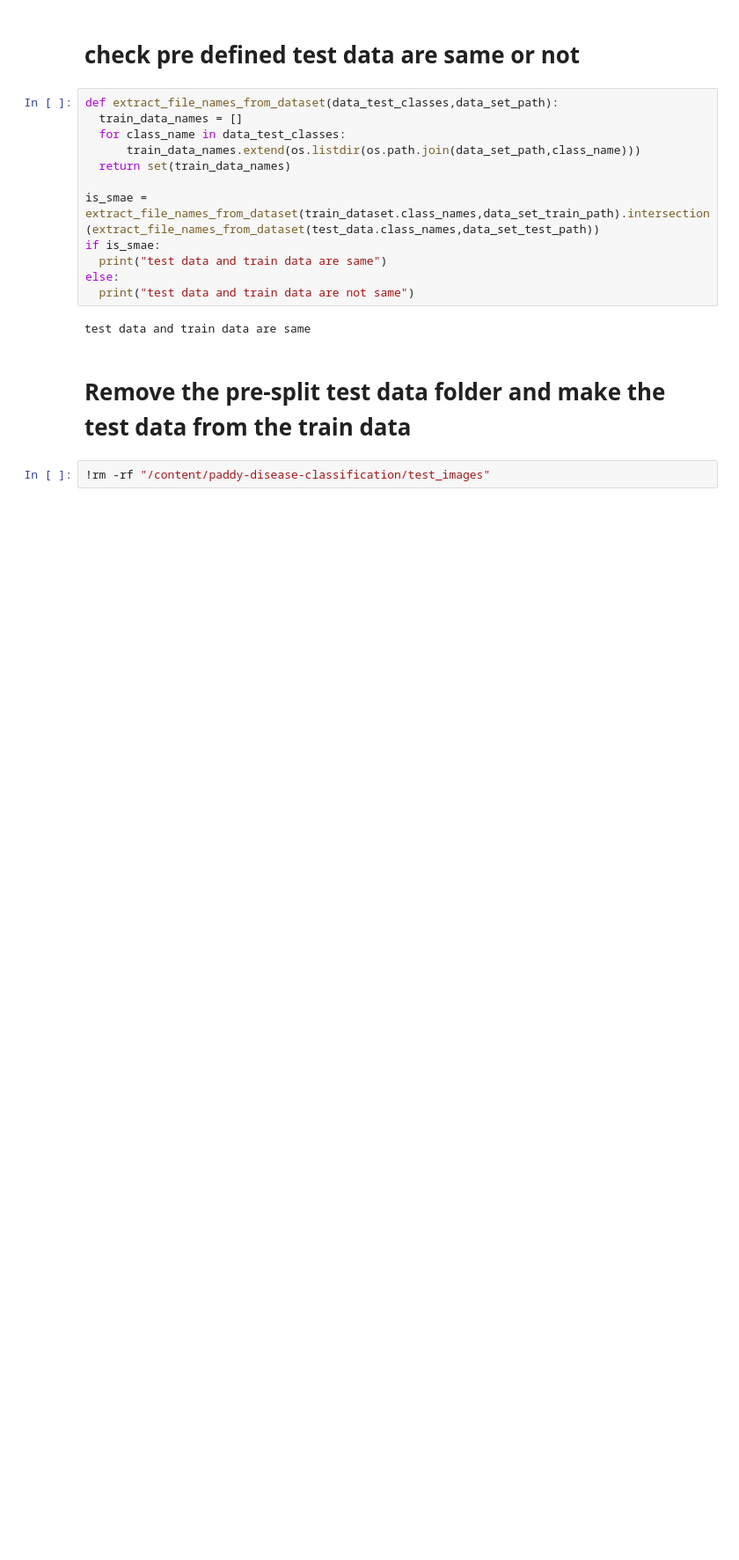
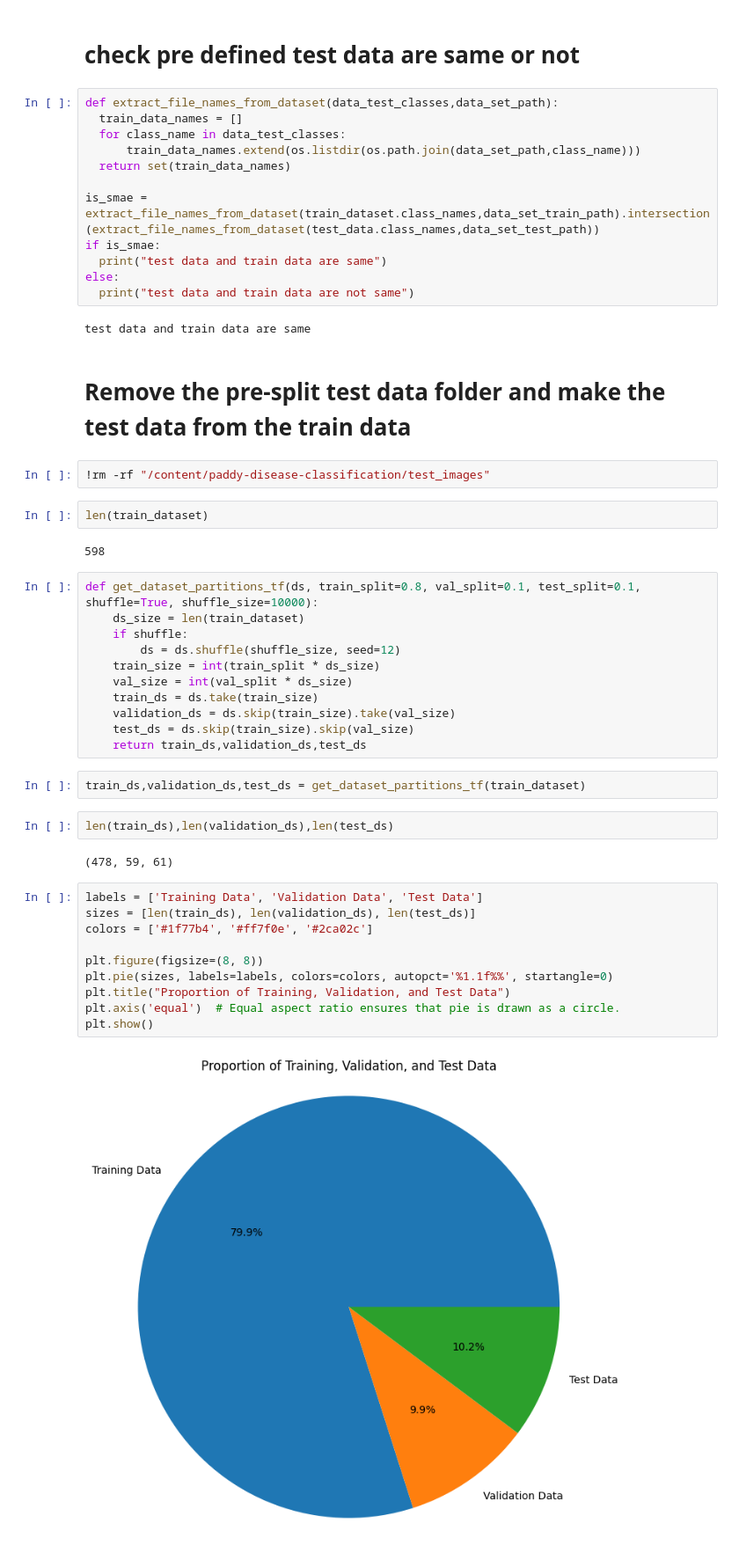
Before and after one commit to Nuwanthapasindu/paddy-disease-prediction-ai-model, a Jupyter notebook: model.ipynb, the cells around one changed output. Shown at 88% size. Cells and saved outputs as stored; diff of their text form; blank space fills up the shorter version.

Commit message:
feat: Remove the pre-split test data folder and make the test data from the train data

```diff
--- a/model.ipynb
+++ b/model.ipynb
@@ -169,3 +172,36 @@ test data and train data are same
 # Remove the pre-split test data folder and make the test data from the train data
 # %%
 !rm -rf "/content/paddy-disease-classification/test_images"
+# %%
+len(train_dataset)
+# %% [output]
+598
+# %%
+def get_dataset_partitions_tf(ds, train_split=0.8, val_split=0.1, test_split=0.1, shuffle=True, shuffle_size=10000):
+    ds_size = len(train_dataset)
+    if shuffle:
+        ds = ds.shuffle(shuffle_size, seed=12)
+    train_size = int(train_split * ds_size)
+    val_size = int(val_split * ds_size)
+    train_ds = ds.take(train_size)
+    validation_ds = ds.skip(train_size).take(val_size)
+    test_ds = ds.skip(train_size).skip(val_size)
+    return train_ds,validation_ds,test_ds
+# %%
+train_ds,validation_ds,test_ds = get_dataset_partitions_tf(train_dataset)
+# %%
+len(train_ds),len(validation_ds),len(test_ds)
+# %% [output]
+(478, 59, 61)
+# %%
+labels = ['Training Data', 'Validation Data', 'Test Data']
+sizes = [len(train_ds), len(validation_ds), len(test_ds)]
+colors = ['#1f77b4', '#ff7f0e', '#2ca02c']
+
+plt.figure(figsize=(8, 8))
+plt.pie(sizes, labels=labels, colors=colors, autopct='%1.1f%%', startangle=0)
+plt.title("Proportion of Training, Validation, and Test Data")
+plt.axis('equal')  # Equal aspect ratio ensures that pie is drawn as a circle.
+plt.show()
+# %% [output]
+[figure, added]
```
Also changed, not shown: parts of 2 cells of this notebook.
